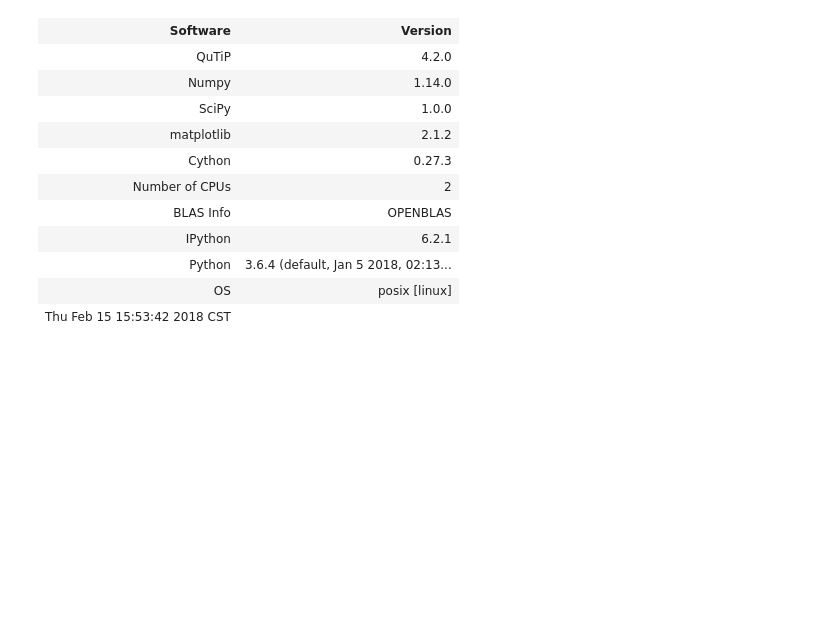
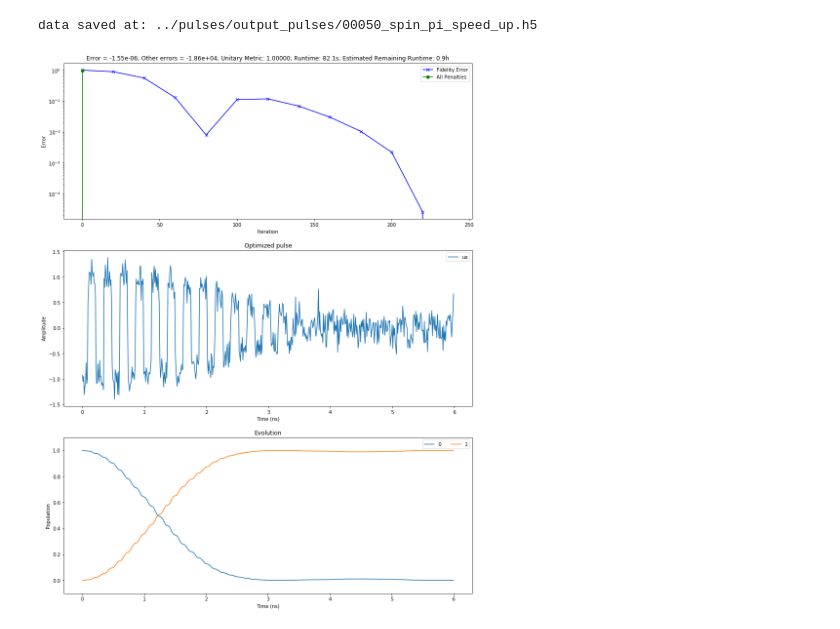
Before and after one commit to chimez/quantum-optimal-control, a Jupyter notebook: example.ipynb, the cells around one changed output. Drawn from its saved outputs; the diff is of its cells as text; code cells hidden in the pictures; blank space fills up the shorter version.

```diff
--- a/example.ipynb
+++ b/example.ipynb
@@ -91,16 +0,0 @@ data saved at: ./00000_spin_pi_speed_up.h5
-# %%
-from qutip.ipynbtools import version_table
-version_table()
-# %% [output]
-| Software | Version |
-| QuTiP | 4.2.0 |
-| Numpy | 1.14.0 |
-| SciPy | 1.0.0 |
-| matplotlib | 2.1.2 |
-| Cython | 0.27.3 |
-| Number of CPUs | 2 |
-| BLAS Info | OPENBLAS |
-| IPython | 6.2.1 |
-| Python | 3.6.4 (default, Jan 5 2018, 02:13... |
-| OS | posix [linux] |
-| Thu Feb 15 15:53:42 2018 CST |  |
@@ -106,0 +41,37 @@ version_table()
+# %%
+#定义要画的态  Defining states to include in the drawing of occupation
+states_draw_list = [0,1]
+states_draw_names = ['0','1']
+draw = [states_draw_list,states_draw_names]
+#定义Defining convergence parameters
+convergence = {'rate':0.001,
+               'update_step':20,
+               'max_iterations':10000,
+               'conv_target':1e-7,
+               'learning_rate_decay':5000,
+               'min_grad': 1e-7}
+# guassian envelope pulse
+reg_coeffs = {#'amplitude':1,
+              'envelope':5.0, #高斯波包化
+              'dwdt':0.001,#一阶导数平滑
+              #'d2wdt2':0.000001, #二阶导数平滑
+              'speed_up':100, #加速演化
+             }
+
+uks,U_final = Grape(H_drift,H_ctrls,H_ctrls_names,U_target,total_time,steps,psi0,
+                    #maxA=ops_max_amp, #控制场最大振幅
+                    state_transfer=state_transfer, #态还是幺正算符
+                    show_plots = True, #画态还是进度条,进度条模式更快
+                    draw = draw, #画哪些态
+                    #unitary_error = 1e-4, #泰勒展开误差
+                    #method = 'Adam',  #优化算法
+                    Taylor_terms = [20,0], #泰勒展开项数
+                    convergence=convergence,
+                    reg_coeffs=reg_coeffs,
+                    use_gpu=False,
+                    sparse_H=False, #稀疏矩阵
+                    file_name='spin_pi_speed_up',
+                    data_path = '../pulses/output_pulses/')
+# %% [output]
+data saved at: ../pulses/output_pulses/00050_spin_pi_speed_up.h5
+[figure, added]
```
Also changed, not shown: parts of 3 cells of this notebook, 6 other files.
